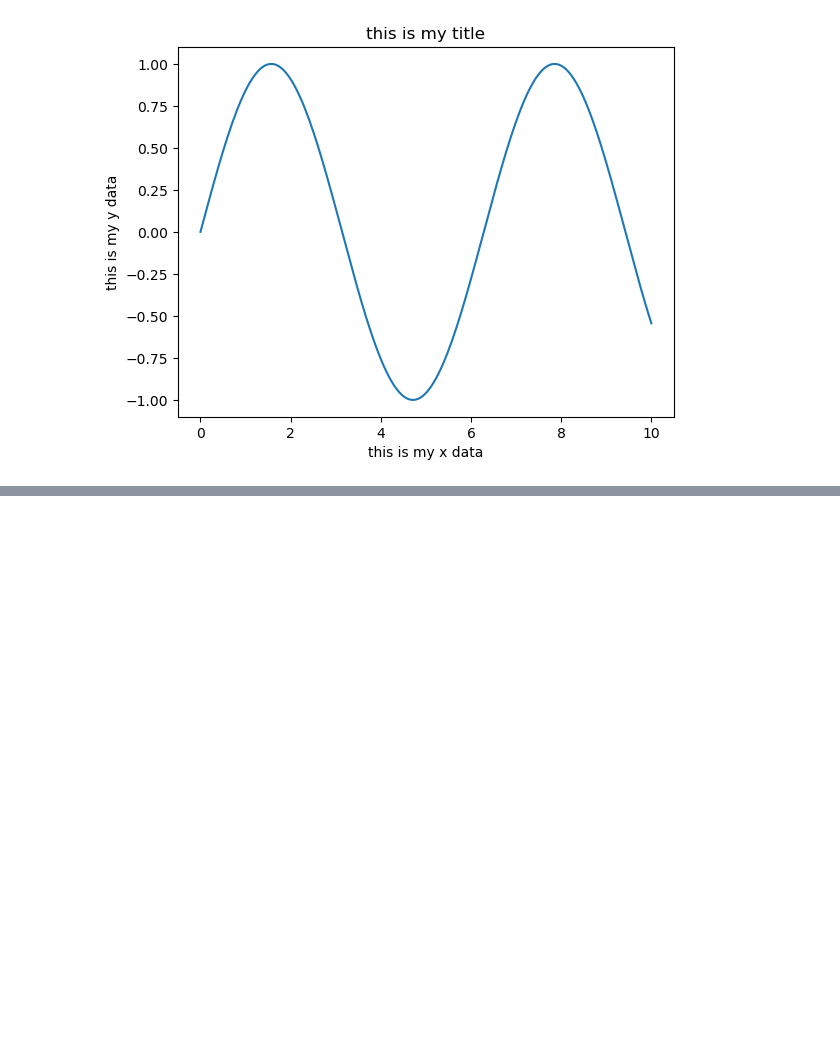
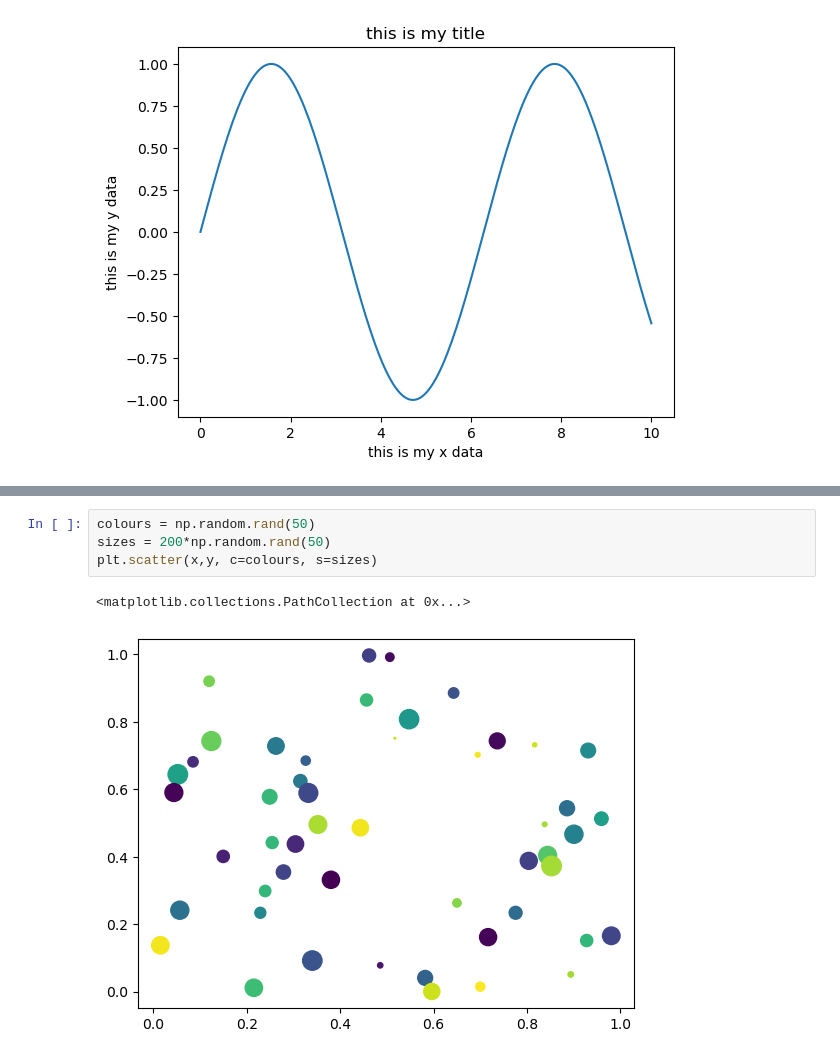
Before and after one commit to PranavAvasthi/Matplotlib, a Jupyter notebook: matplotlib_lib.ipynb, the cells around one changed output, grey strips where cells are left out. Drawn from its saved outputs; the diff is of its cells as text; blank space fills up the shorter version.

```diff
--- a/matplotlib_lib.ipynb
+++ b/matplotlib_lib.ipynb
@@ -61,0 +106,7 @@ plt.show()
+# %%
+colours = np.random.rand(50)
+sizes = 200*np.random.rand(50)
+plt.scatter(x,y, c=colours, s=sizes)
+# %% [output]
+<matplotlib.collections.PathCollection at 0x...>
+[figure, added]
```
Also changed, not shown: parts of 8 cells of this notebook.
